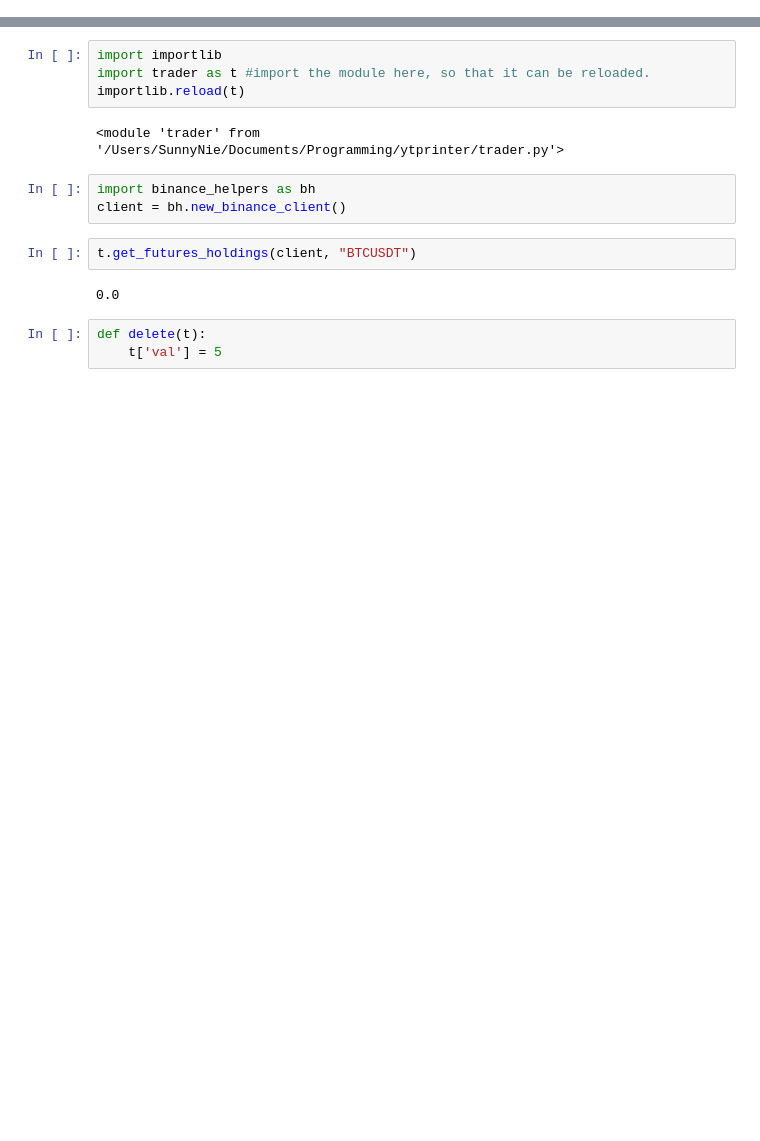
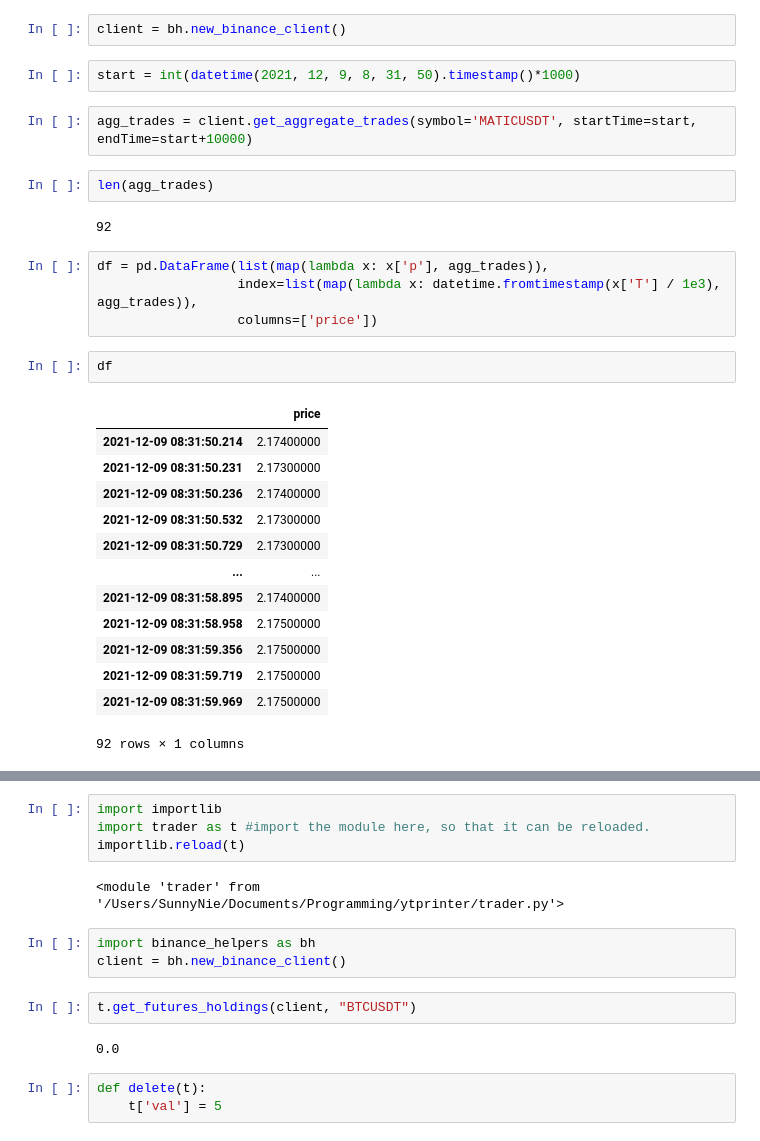
Before and after one commit to sunnymnie/ytprinter, a Jupyter notebook: Untitled2.ipynb, the cells around one changed output, grey strips where cells are left out. Saved outputs shown, nothing was run; the diff lists cells and outputs as text; blank space fills up the shorter version.

```diff
--- a/Untitled2.ipynb
+++ b/Untitled2.ipynb
@@ -2,0 +108,30 @@
+# %%
+client = bh.new_binance_client()
+# %%
+start = int(datetime(2021, 12, 9, 8, 31, 50).timestamp()*1000)
+# %%
+agg_trades = client.get_aggregate_trades(symbol='MATICUSDT', startTime=start, endTime=start+10000)
+# %%
+len(agg_trades)
+# %% [output]
+92
+# %%
+df = pd.DataFrame(list(map(lambda x: x['p'], agg_trades)),
+                  index=list(map(lambda x: datetime.fromtimestamp(x['T'] / 1e3), agg_trades)),
+                  columns=['price'])
+# %%
+df
+# %% [output]
+|  | price |
+| 2021-12-09 08:31:50.214 | 2.17400000 |
+| 2021-12-09 08:31:50.231 | 2.17300000 |
+| 2021-12-09 08:31:50.236 | 2.17400000 |
+| 2021-12-09 08:31:50.532 | 2.17300000 |
+| 2021-12-09 08:31:50.729 | 2.17300000 |
+| ... | ... |
+| 2021-12-09 08:31:58.895 | 2.17400000 |
+| 2021-12-09 08:31:58.958 | 2.17500000 |
+| 2021-12-09 08:31:59.356 | 2.17500000 |
+| 2021-12-09 08:31:59.719 | 2.17500000 |
+| 2021-12-09 08:31:59.969 | 2.17500000 |
+92 rows × 1 columns
```
Also changed, not shown: parts of 13 cells of this notebook, 2 other files.
